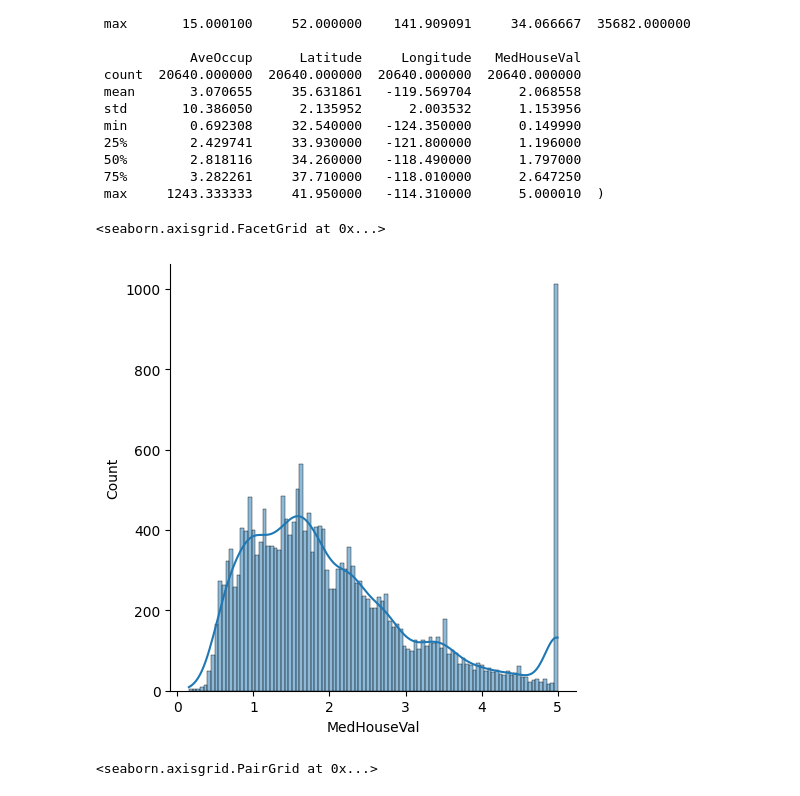
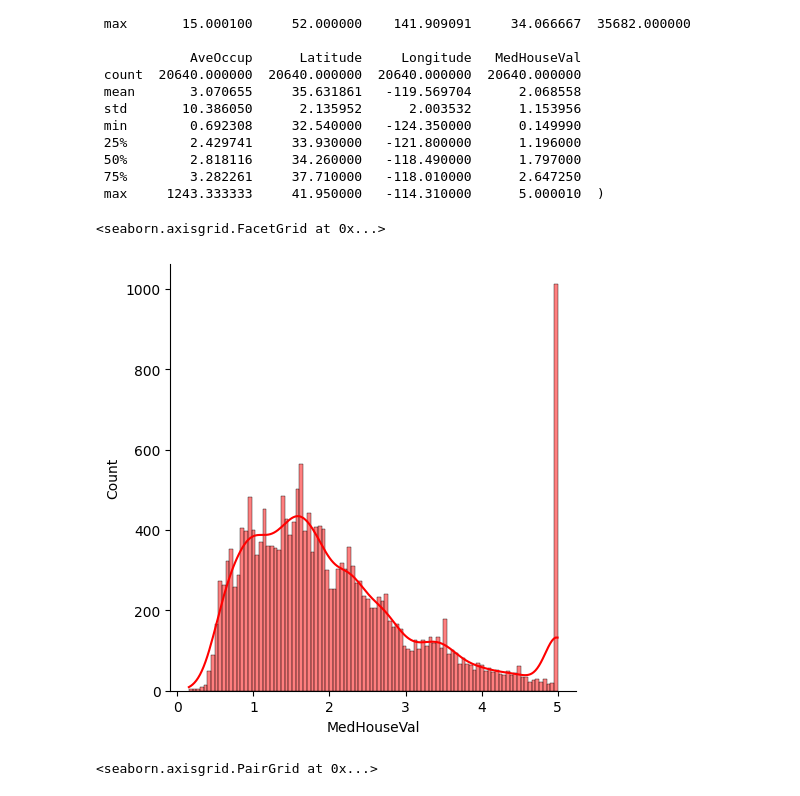
Before and after one commit to sharpaxis/Machine-learning-projects, a Jupyter notebook: lm_california.ipynb, the cells around one changed output. Saved outputs shown, nothing was run; the diff lists cells and outputs as text; code cells hidden in the pictures.

```diff
--- a/lm_california.ipynb
+++ b/lm_california.ipynb
@@ -70,10 +70,10 @@ memory usage: 1.4 MB
  max     1243.333333     41.950000   -114.310000      5.000010  )
 # %%
 #visualizing the data
-sns.displot(df['MedHouseVal'],bins=100,kde=True)
+sns.displot(df['MedHouseVal'],bins=100,kde=True,color="red")
 # %% [output]
 <seaborn.axisgrid.FacetGrid at 0x...>
-[figure, old version]
+[figure, new version]
 # %%
 sns.pairplot(df)
 # %% [output]
```
Also changed, not shown: parts of 4 cells of this notebook.
